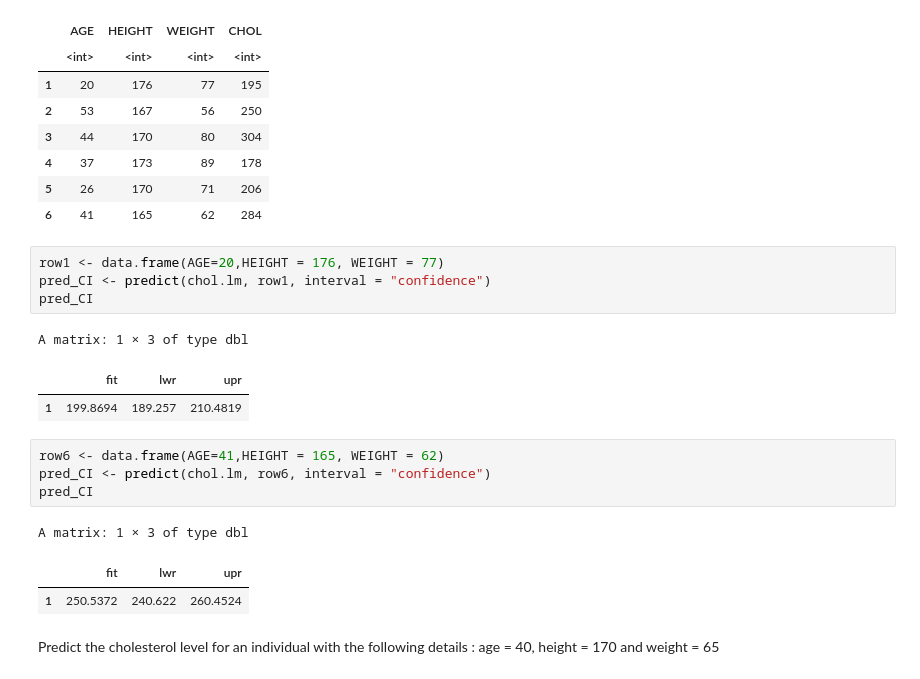
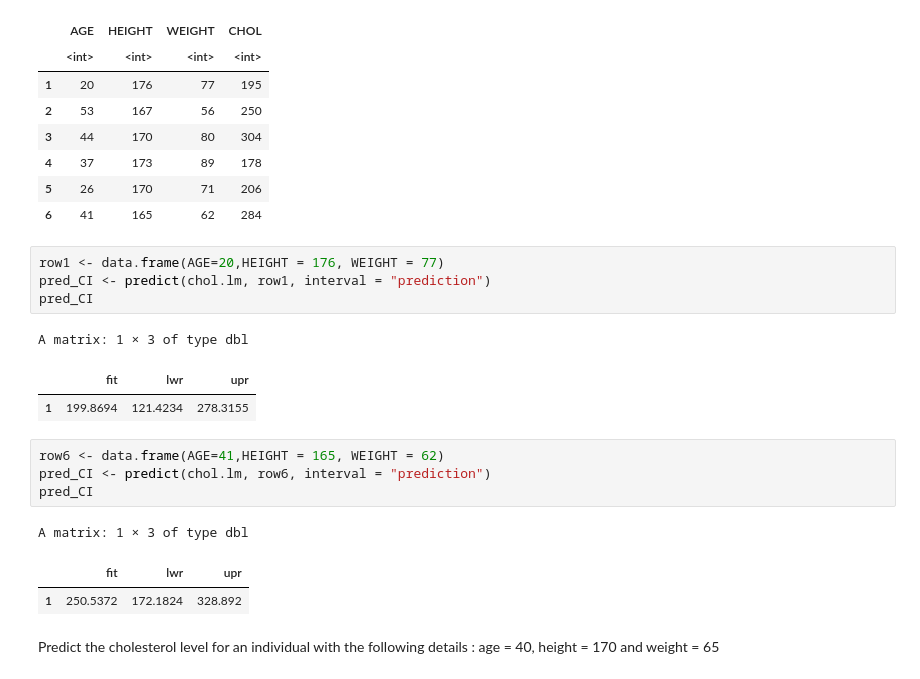
Before and after one commit to asouzujoseph/Univariate-statistical-data-analysis, a Jupyter notebook: Linear_regression/cholesterol_level.ipynb, the cells around one changed output. Drawn from its saved outputs; the diff is of its cells as text.

```diff
--- a/Linear_regression/cholesterol_level.ipynb
+++ b/Linear_regression/cholesterol_level.ipynb
@@ -226,20 +232,20 @@ A data.frame: 6 × 4
 | 6 | 41 | 165 | 62 | 284 |
 # %%
 row1 <- data.frame(AGE=20,HEIGHT = 176, WEIGHT = 77)
-pred_CI <- predict(chol.lm, row1, interval = "confidence")
+pred_CI <- predict(chol.lm, row1, interval = "prediction")
 pred_CI
 # %% [output]
 A matrix: 1 × 3 of type dbl
 |  | fit | lwr | upr |
-| 1 | 199.8694 | 189.257 | 210.4819 |
+| 1 | 199.8694 | 121.4234 | 278.3155 |
 # %%
 row6 <- data.frame(AGE=41,HEIGHT = 165, WEIGHT = 62)
-pred_CI <- predict(chol.lm, row6, interval = "confidence")
+pred_CI <- predict(chol.lm, row6, interval = "prediction")
 pred_CI
 # %% [output]
 A matrix: 1 × 3 of type dbl
 |  | fit | lwr | upr |
-| 1 | 250.5372 | 240.622 | 260.4524 |
+| 1 | 250.5372 | 172.1824 | 328.892 |
 # %% [markdown]
 Predict the cholesterol level for an individual with the following details : age = 40, height = 170 and weight = 65
 # %%
```
Also changed, not shown: parts of 1 cell of this notebook.
